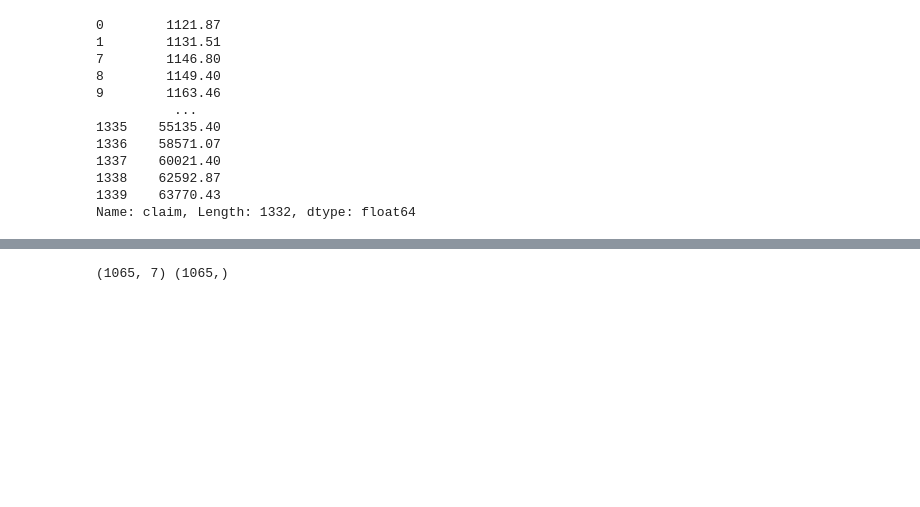
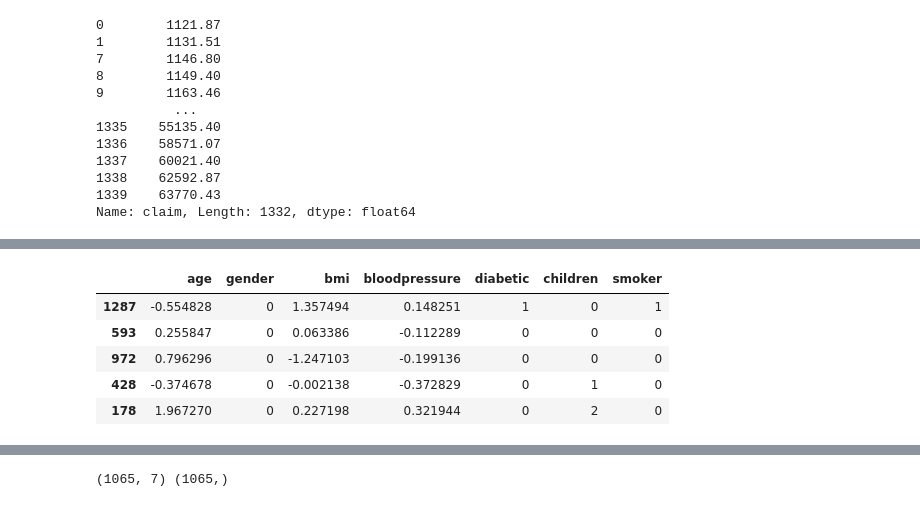
Before and after one commit to omkar3964/medical-insurance-cost-prediction-mlops-project, a Jupyter notebook: notebooks/experiment1.ipynb, the cells around one changed output, grey strips where cells are left out. Saved outputs shown, nothing was run; the diff lists cells and outputs as text; code cells hidden in the pictures; blank space fills up the shorter version.

```diff
--- a/notebook/experiment1.ipynb
+++ b/notebooks/experiment1.ipynb
@@ -351,10 +345,7 @@ label_encoders = {}
 # %%
-label_encoders = {}  # Initialize dictionary
-for col in cat_cols:
-    le = LabelEncoder()
-    X[col] = le.fit_transform(X[col])
-    label_encoders[col] = le
-    joblib.dump(le, f"label_encoder_{col}.pkl")  # Save each encoder
+X['gender'] = X['gender'].map({'male': 1, 'female': 0})
+X['diabetic'] = X['diabetic'].map({'Yes': 1, 'No': 0})
+X['smoker'] = X['smoker'].map({'Yes': 1, 'No': 0})
 # %% [output]
 A value is trying to be set on a copy of a slice from a DataFrame.
 Try using .loc[row_indexer,col_indexer] = value instead
@@ -378,5 +385,7 @@ LabelEncoder()
 # %%
 X_train, X_test, y_train, y_test = train_test_split(X, y, test_size=0.2, random_state=42)
 # %%
-num_cols = ['age', 'bmi', 'bloodpressure', 'children']
+num_cols = ['age', 'bmi', 'bloodpressure']
 scaler = StandardScaler()
+X_train[num_cols] = scaler.fit_transform(X_train[num_cols])
+X_test[num_cols] = scaler.transform(X_test[num_cols])
@@ -386 +392,10 @@ X_test[num_cols] = scaler.transform(X_test[num_cols])  # transform only, no fit
+# %%
+X_train.head()
+# %% [output]
+|  | age | gender | bmi | bloodpressure | diabetic | children | smoker |
+| 1287 | -0.554828 | 0 | 1.357494 | 0.148251 | 1 | 0 | 1 |
+| 593 | 0.255847 | 0 | 0.063386 | -0.112289 | 0 | 0 | 0 |
+| 972 | 0.796296 | 0 | -1.247103 | -0.199136 | 0 | 0 | 0 |
+| 428 | -0.374678 | 0 | -0.002138 | -0.372829 | 0 | 1 | 0 |
+| 178 | 1.967270 | 0 | 0.227198 | 0.321944 | 0 | 2 | 0 |
 # %%
```
Also changed, not shown: parts of 11 cells of this notebook, 23 other files.
